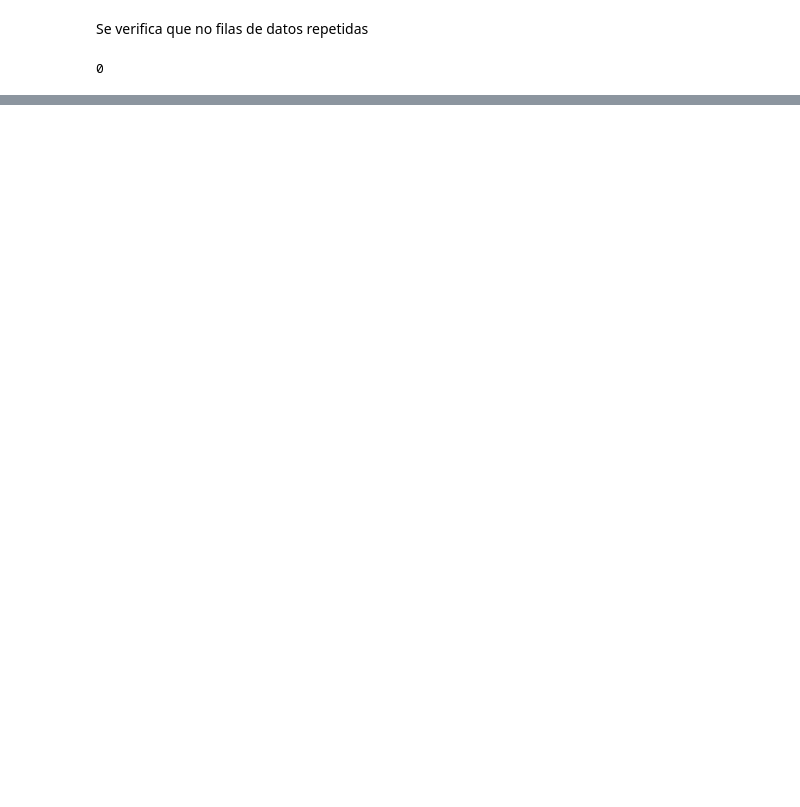
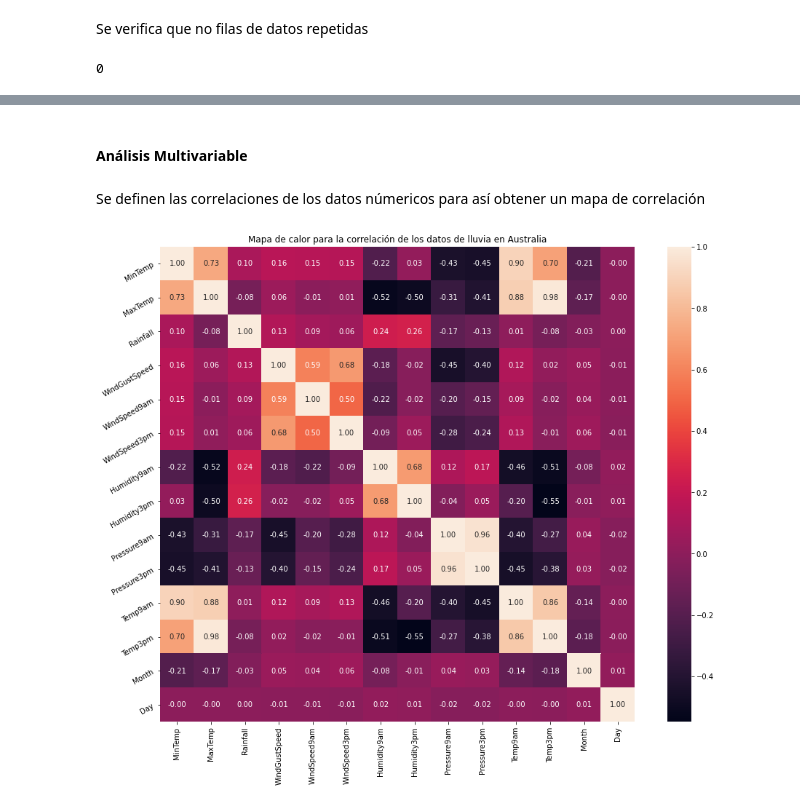
Before and after one commit to andresenrique08/ML_2020, a Jupyter notebook: Reto 2/Reto2_ML_v1.ipynb, the cells around one changed output, grey strips where cells are left out. Saved outputs shown, nothing was run; the diff lists cells and outputs as text; code cells hidden in the pictures; blank space fills up the shorter version.

```diff
--- a/Reto 2/Reto2_ML_v1.ipynb
+++ b/Reto 2/Reto2_ML_v1.ipynb
@@ -140,0 +213,3 @@ ValueError: ignored
+# %%
+data=data.dropna(how="any")
+missing_values_table(data)
@@ -140,0 +255,7 @@ ValueError: ignored
+# %%
+# Se transforma el formato de la fecha
+data['Date'] = pd.to_datetime(data['Date'])
+# Se extra el mes en una nueva columna
+data['Month'] = data['Date'].dt.month
+# Se extrae el día en una nueva columna
+data['Day'] = data['Date'].dt.day
@@ -140,0 +264,3 @@ ValueError: ignored
+# %%
+data.drop('Date', axis=1, inplace = True)
+data.head()
@@ -140,0 +284,15 @@ ValueError: ignored
+# %% [markdown]
+#### Análisis Multivariable
+# %% [markdown]
+Se definen las correlaciones de los datos númericos para así obtener un mapa de correlación
+# %%
+correlacion = data.corr()
+# %%
+plt.figure(figsize=(16,12))
+plt.title('Mapa de calor para la correlación de los datos de lluvia en Australia')
+ax = sns.heatmap(correlacion, square=True, annot=True, fmt='.2f', linecolor='white')
+ax.set_xticklabels(ax.get_xticklabels(), rotation=90)
+ax.set_yticklabels(ax.get_yticklabels(), rotation=30)
+plt.show()
+# %% [output]
+[figure, added]
```
Also changed, not shown: parts of 87 cells of this notebook.
